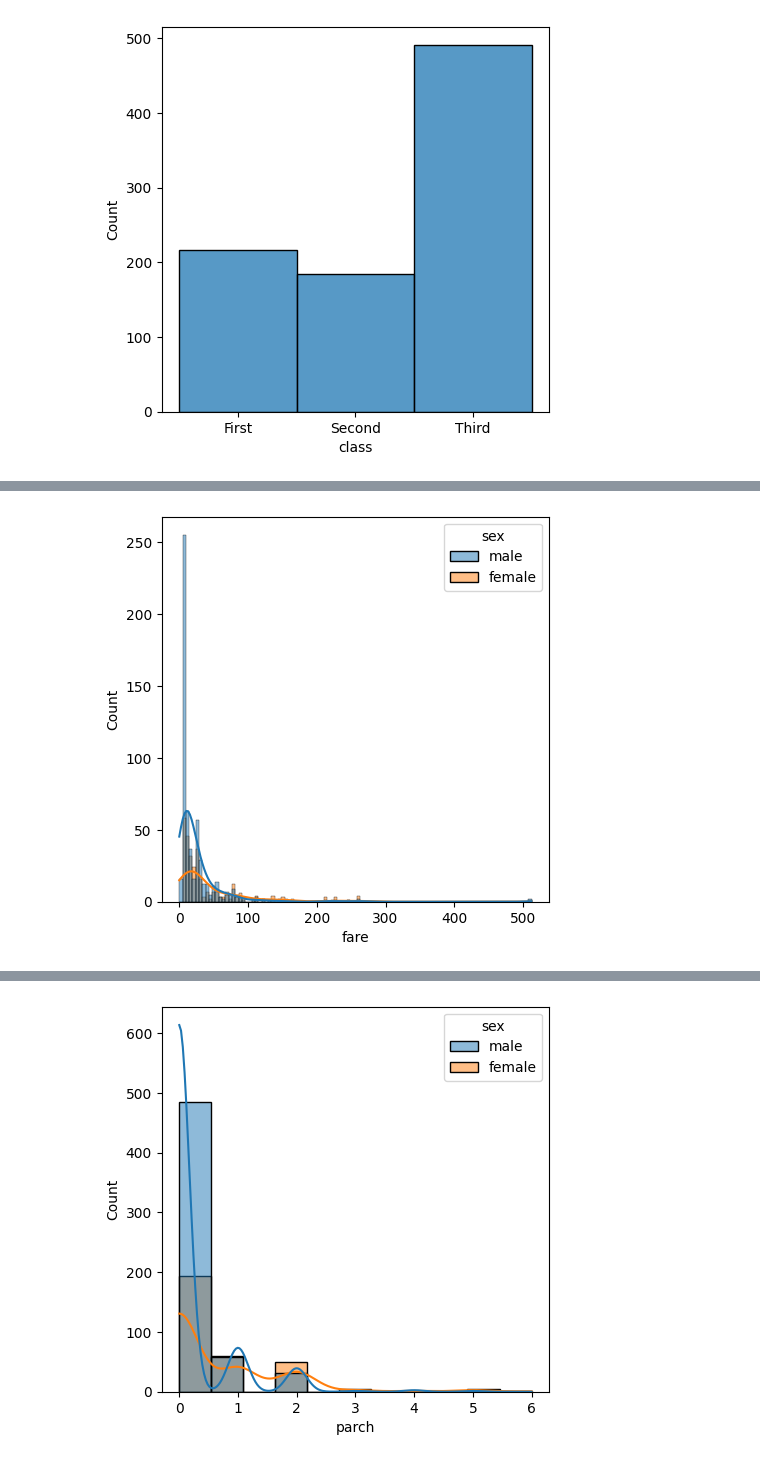
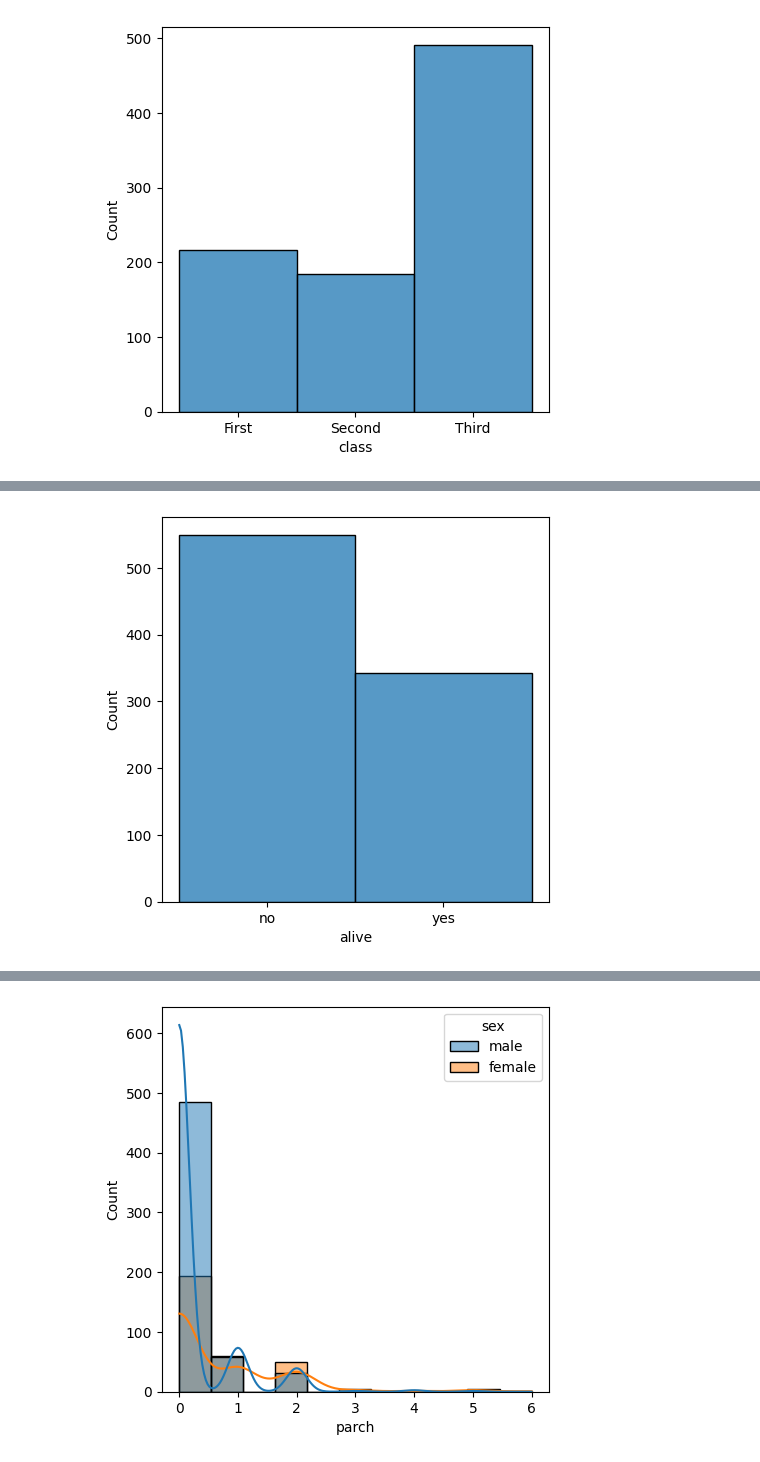
Before and after one commit to theshubhamgundu/python_practice, a Jupyter notebook: 18_12_2025.ipynb, the cells around one changed output, grey strips where cells are left out. Drawn from its saved outputs; the diff is of its cells as text; code cells hidden in the pictures.

```diff
--- a/18_12_2025.ipynb
+++ b/18_12_2025.ipynb
@@ -599,6 +383,6 @@ plt.show()
-# %%
-plt.figure(figsize=(5,5))
-sns.histplot(x=df['fare' ],hue=df['sex'],kde=True)
-plt.show()
-# %% [output]
-[figure, removed]
+# %%
+plt.figure(figsize=(5,5))
+sns.histplot (x=df['alive'])
+plt.show()
+# %% [output]
+[figure, added]
```
Also changed, not shown: parts of 99 cells of this notebook.
